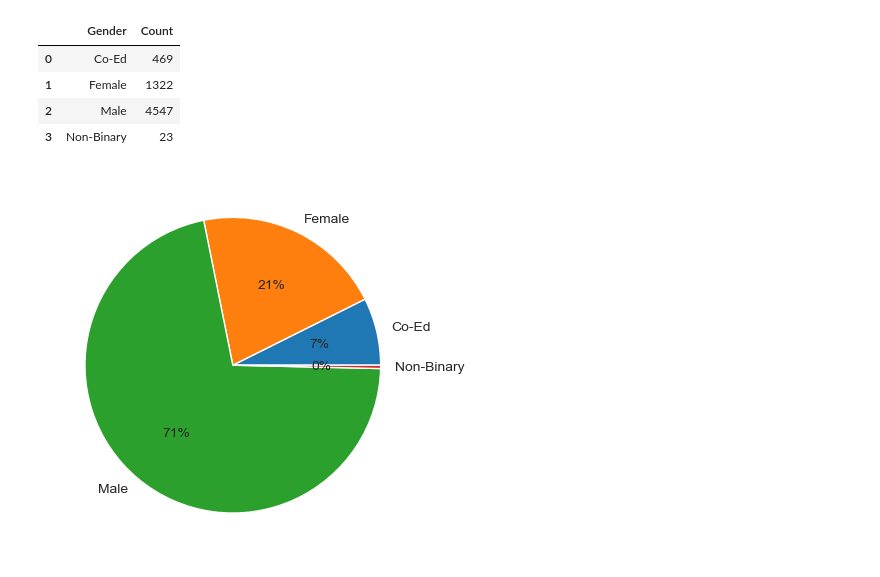
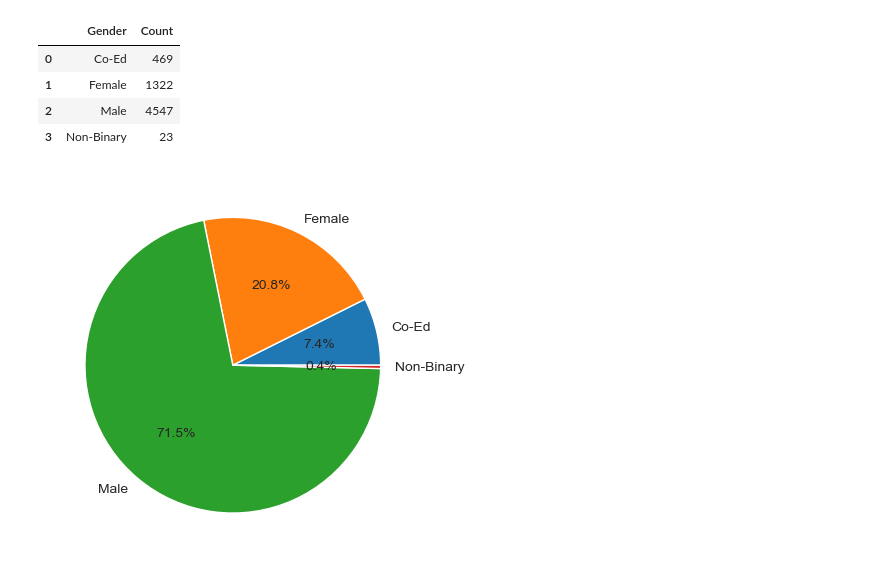
Before and after one commit to joshcb88/joshua_capstone, a Jupyter notebook: notebooks/Spotify Additional Analysis.ipynb, the cells around one changed output. Saved outputs shown, nothing was run; the diff lists cells and outputs as text; code cells hidden in the pictures.

```diff
--- a/notebooks/Spotify Additional Analysis.ipynb
+++ b/notebooks/Spotify Additional Analysis.ipynb
@@ -558,6 +558,6 @@ justgender
 | 2 | Male | 4547 |
 | 3 | Non-Binary | 23 |
 # %%
-plt.pie(justgender['Count'], labels=justgender.Gender,autopct='%.0f%%');
+plt.pie(justgender['Count'], labels=justgender.Gender,autopct='%.1f%%');
 # %% [output]
-[figure, old version]
+[figure, new version]
```
Also changed, not shown: parts of 13 cells of this notebook, 1 other file.
